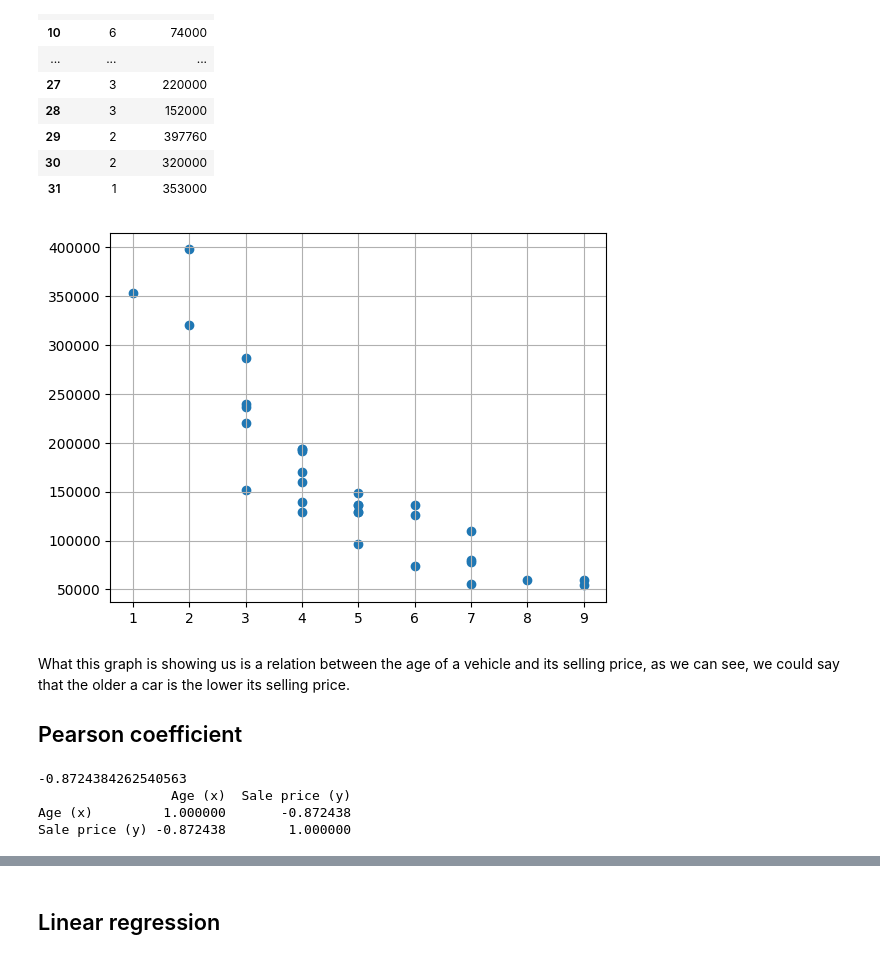
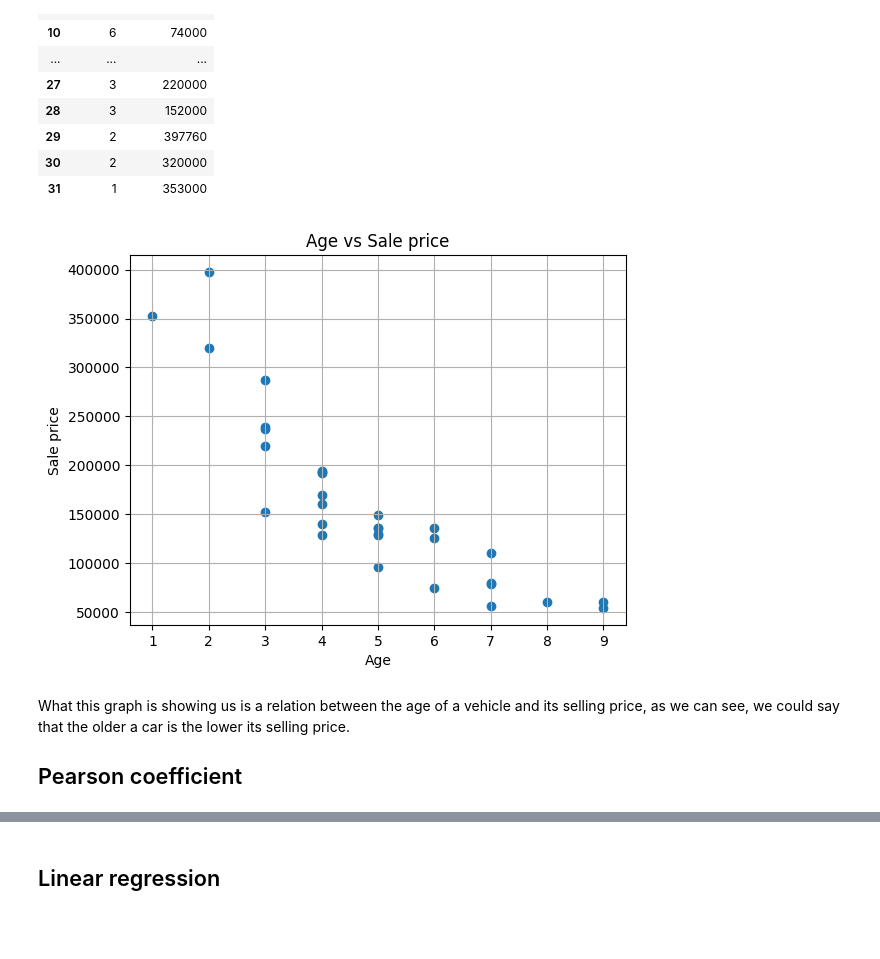
Before and after one commit to tam-pr/stats, a Jupyter notebook: models.ipynb, the cells around one changed output, grey strips where cells are left out. Cells and saved outputs as stored; diff of their text form; code cells hidden in the pictures; blank space fills up the shorter version.

```diff
--- a/models.ipynb
+++ b/models.ipynb
@@ -48,3 +48,5 @@ do the outliers treatment
 # %%
 y = data["Sale price"]
 y.dtypes
+
+y = y.iloc[1:]
@@ -54,8 +54,9 @@ dtype('O')
 y = y.astype(int) #out variable
 
 age = data["Age"]
+age = age.iloc[1:]
 age = age.astype(int)
 
 mileage = data["Mileage"]
+mileage = mileage.iloc[1:]
 mileage = mileage.astype(int)
-y
@@ -105,9 +88,15 @@ age_saleprice
 | 31 | 1 | 353000 |
 # %%
 plt.scatter(age,y)
+
+plt.xlabel("Age")
+plt.ylabel("Sale price")
+plt.title("Age vs Sale price")
+
 plt.grid()
+plt.show()
 # %% [output]
-[figure, old version]
+[figure, new version]
 # %% [markdown]
 What this graph is showing us is a relation between the age of a vehicle and its selling price, as we can see, we could say that the older a car is the lower its selling price.
 
@@ -155,12 +103,0 @@ def getPearsonCoefficient (x,y):
-# %%
-r_age = getPearsonCoefficient(age,y)
-print(r_age)
-
-#check using pandas built in function
-
-age_saleprice.corr(method="pearson")
-# %% [output]
--0.8724384262540563
-                 Age (x)  Sale price (y)
-Age (x)         1.000000       -0.872438
-Sale price (y) -0.872438        1.000000
```
Also changed, not shown: parts of 66 cells of this notebook.
